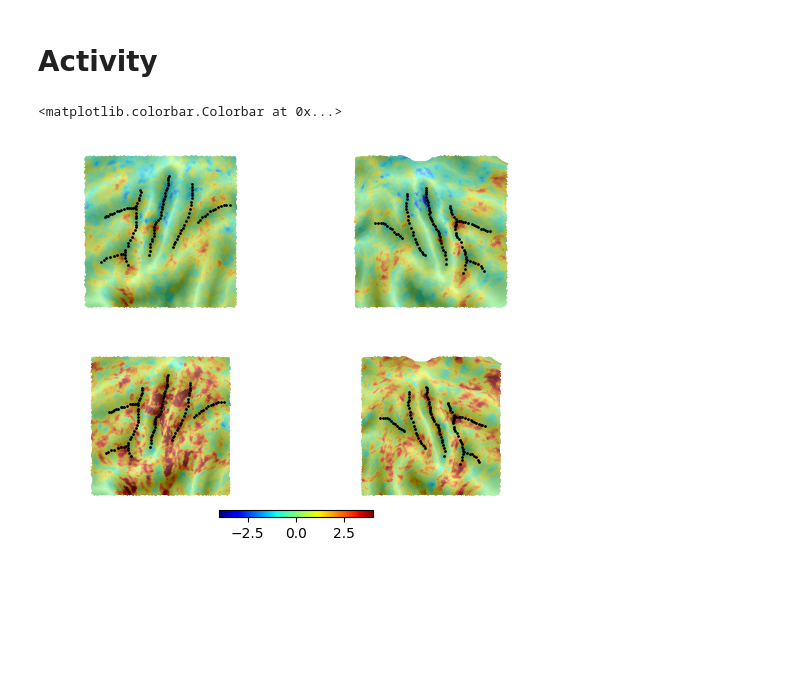
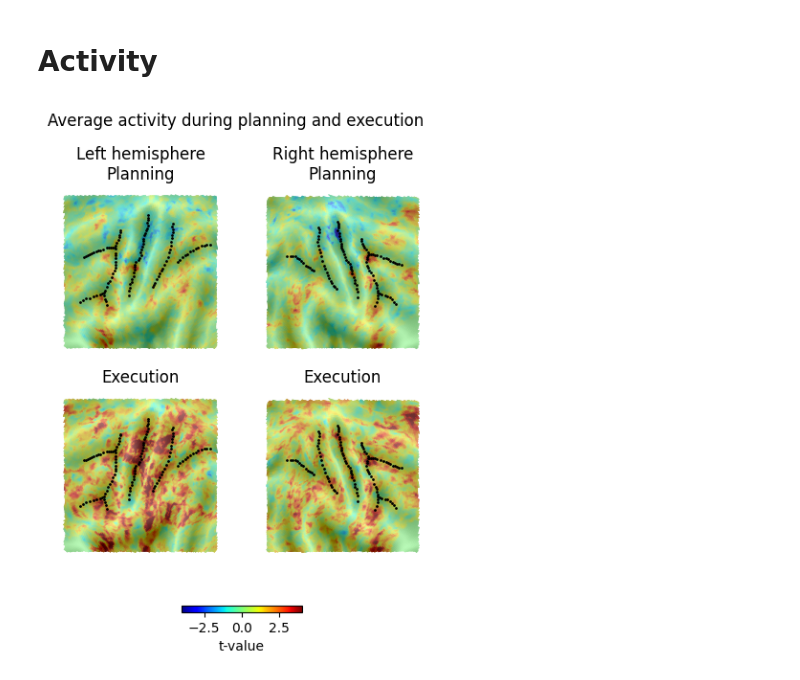
Before and after one commit to mnlmrc/sensori-motor-prediction, a Jupyter notebook: notebooks/main.ipynb, the cells around one changed output. Saved outputs shown, nothing was run; the diff lists cells and outputs as text; code cells hidden in the pictures; blank space fills up the shorter version.

```diff
--- a/notebooks/main.ipynb
+++ b/notebooks/main.ipynb
@@ -10,34 +10,43 @@ Base directory: /Volumes/diedrichsen_data$/data/SensoriMotorPrediction/
 # %%
 from matplotlib.cm import ScalarMappable
 
 experiment = 'smp2'
 glm = 10
-fig, axs = plt.subplots(nrows=2, ncols=2)
+fig, axs = plt.subplots(nrows=2, ncols=2, figsize=(5, 6))
 
 vmin, vmax = -4, 4
 
 Hem = 'L'
 regressor=['0%', '25%', '50%', '75%', '100%']
 fig, axs[0, 0] = main('PLOT:flatmap', experiment, glm=glm, Hem=Hem, regressor=regressor, vmin=vmin, vmax=vmax,
                       fig=fig, axs=axs[0, 0], xlim=[-80, 120], ylim=[-50, 150])
 
 Hem = 'R'
 fig, axs[0, 1] = main('PLOT:flatmap', experiment, glm=glm, Hem=Hem, regressor=regressor, vmin=vmin, vmax=vmax,
-                      fig=fig, axs=axs[0, 1], xlim=[-120, 80], ylim=[-50, 150])
+                      fig=fig, axs=axs[0, 1], xlim=[-120, 80], ylim=[-60, 140])
 
 Hem = 'L'
 regressor=['0%,index', '25%,index', '50%,index', '75%,index', '100%,index', '0%,ring', '25%,ring', '50%,ring', '75%,ring', '100%,ring']
 fig, axs[1, 0] = main('PLOT:flatmap', experiment, glm=glm, Hem=Hem, vmin=vmin, vmax=vmax, regressor=regressor,
                       fig=fig, axs=axs[1, 0], xlim=[-80, 120], ylim=[-50, 150])
 
 Hem = 'R'
 fig, axs[1, 1] = main('PLOT:flatmap', experiment, glm=glm, Hem=Hem, vmin=vmin, vmax=vmax, regressor=regressor,
-                      fig=fig, axs=axs[1, 1], xlim=[-120, 80], ylim=[-50, 150])
+                      fig=fig, axs=axs[1, 1], xlim=[-120, 80], ylim=[-60, 140])
 
 # make colorbar
 norm = plt.Normalize(vmin=vmin, vmax=vmax)
 sm = ScalarMappable(norm=norm, cmap='jet')
-fig.colorbar(sm, ax=[axs[1, 0], axs[1, 1]], orientation='horizontal', fraction=0.046, pad=0.04)
+cbar = fig.colorbar(sm, ax=[axs[1, 0], axs[1, 1]], orientation='horizontal', fraction=0.03)
+cbar.set_label('t-value')
+
+# cosmetic
+axs[0, 0].set_title('Left hemisphere\nPlanning')
+axs[0, 1].set_title('Right hemisphere\nPlanning')
+axs[1, 0].set_title('Execution')
+axs[1, 1].set_title('Execution')
+
+fig.suptitle('Average activity during planning and execution')
+fig.subplots_adjust(top=0.85, bottom=.2)
 # %% [output]
-<matplotlib.colorbar.Colorbar at 0x...>
-[figure, old version]
+[figure, new version]
```
Also changed, not shown: 1 other file.
